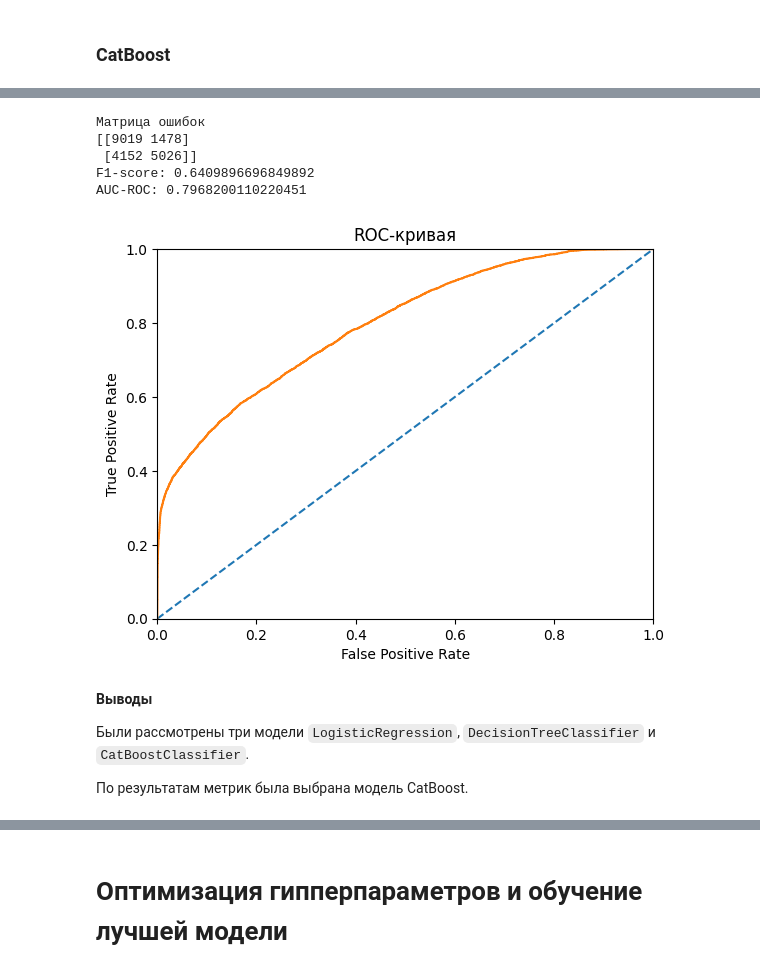
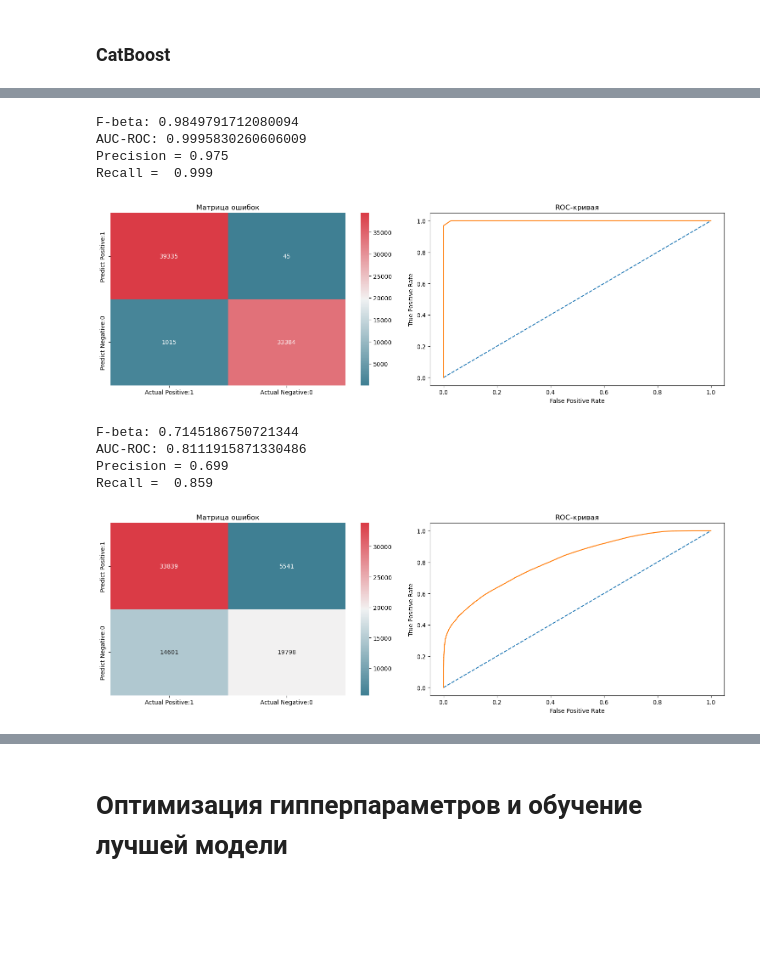
Before and after one commit to SergeyDolin/Road-Accident, a Jupyter notebook: RoadАccident.ipynb, the cells around one changed output, grey strips where cells are left out. Saved outputs shown, nothing was run; the diff lists cells and outputs as text; code cells hidden in the pictures; blank space fills up the shorter version.

```diff
--- a/RoadАccident.ipynb
+++ b/RoadАccident.ipynb
@@ -1301,19 +1536,3 @@ features_ohe_slr_test = features_ohe_slr_test.drop(VIF_features_drop.values, axi
 ## Baseline
 # %% [markdown]
 Выбранные модели будут оцениваться по нескольким показателям: время обучения модели, время прогназирование модели, матрица ошибок, значение метрики F1 и площади под ROC-кривой.
-# %%
-def metrics(target, prediction, prediction_proba):
-    print("Матрица ошибок")
-    print(confusion_matrix(target, prediction))
-    print("F1-score:",f1_score(target, prediction))
-    print("AUC-ROC:", roc_auc_score(target, prediction_proba[:, 1]))
-    fpr, tpr, thresholds = roc_curve(target, prediction_proba[:, 1])
-    plt.figure()
-    plt.plot([0, 1], [0, 1], linestyle='--')
-    plt.plot(fpr, tpr)
-    plt.xlim([0.0, 1.0])
-    plt.ylim([0.0, 1.0])
-    plt.xlabel('False Positive Rate')
-    plt.ylabel('True Positive Rate')
-    plt.title('ROC-кривая')
-    plt.show()
@@ -1320,7 +1585,7 @@ def metrics(target, prediction, prediction_proba):
 # %% [markdown]
 ### LogisticRegression
 # %%
-model_lr = LogisticRegression(random_state = RANDOM_STATE, solver='liblinear', class_weight='balanced')
+model_lr = LogisticRegression(random_state = RANDOM_STATE, solver='liblinear')
 
 start_time_lr = time()
 
@@ -1355,8 +1641,7 @@ AUC-ROC: 0.6876699540777176
 # %% [markdown]
 ### Decision Tree
 # %%
-model_dt = DecisionTreeClassifier(random_state=RANDOM_STATE, max_depth=10,
-                                min_samples_leaf = 2, class_weight='balanced')
+model_dt = DecisionTreeClassifier(random_state=RANDOM_STATE)
 
 start_time_dt = time()
 
@@ -1394,16 +1681,15 @@ AUC-ROC: 0.7084772563041547
 cat_features = features_train.select_dtypes(include='category').columns.to_list()
 # %%
 start_time_cat = time()
-cat_model = CatBoostClassifier(loss_function='Logloss',
-                                      depth=10,
-                                      learning_rate=0.1,
-                                      random_state=RANDOM_STATE,
-                                      task_type="GPU",
-                                      cat_features=cat_features,
-                                      early_stopping_rounds=50,
-                                      ).fit(features_train, target_train,
-                                            plot=True, verbose=True,
-                                            eval_set=(features_valid, target_valid))
+cat_model = CatBoostClassifier(iterations=10000,
+                              loss_function='Logloss',
+                              eval_metric='F:beta=2',
+                              random_state=RANDOM_STATE,
+                              task_type="GPU",
+                              cat_features=cat_features,
+                              early_stopping_rounds=100,
+                              ).fit(features_train, target_train,
+                                    plot=True, verbose=True)
 end_time_cat = time()
 
 cat_model_time_fit = (end_time_cat-start_time_cat) / 60
@@ -1443,15 +1787,16 @@ print('Время прогнозирования модели: {0:.5f} сек.'.
+# %%
+metrics(target_train, model_dt.predict(features_ohe_slr_train), model_dt.predict_proba(features_ohe_slr_train))
+# %% [output]
+F-beta: 0.9849791712080094
+AUC-ROC: 0.9995830260606009
+Precision = 0.975
+Recall =  0.999
+[figure, added]
 # %%
-metrics(target_valid, cat_model.predict(features_valid), cat_model.predict_proba(features_valid))
+metrics(target_train, cat_model.predict(features_train), cat_model.predict_proba(features_train))
 # %% [output]
-Матрица ошибок
-[[9019 1478]
- [4152 5026]]
-F1-score: 0.6409896696849892
-AUC-ROC: 0.7968200110220451
+F-beta: 0.7145186750721344
+AUC-ROC: 0.8111915871330486
+Precision = 0.699
+Recall =  0.859
-[figure, old version]
+[figure, new version]
-# %% [markdown]
-**Выводы**
-
-Были рассмотрены три модели `LogisticRegression`, `DecisionTreeClassifier` и `CatBoostClassifier`.
-
-По результатам метрик была выбрана модель CatBoost.
```
Also changed, not shown: parts of 103 cells of this notebook.
